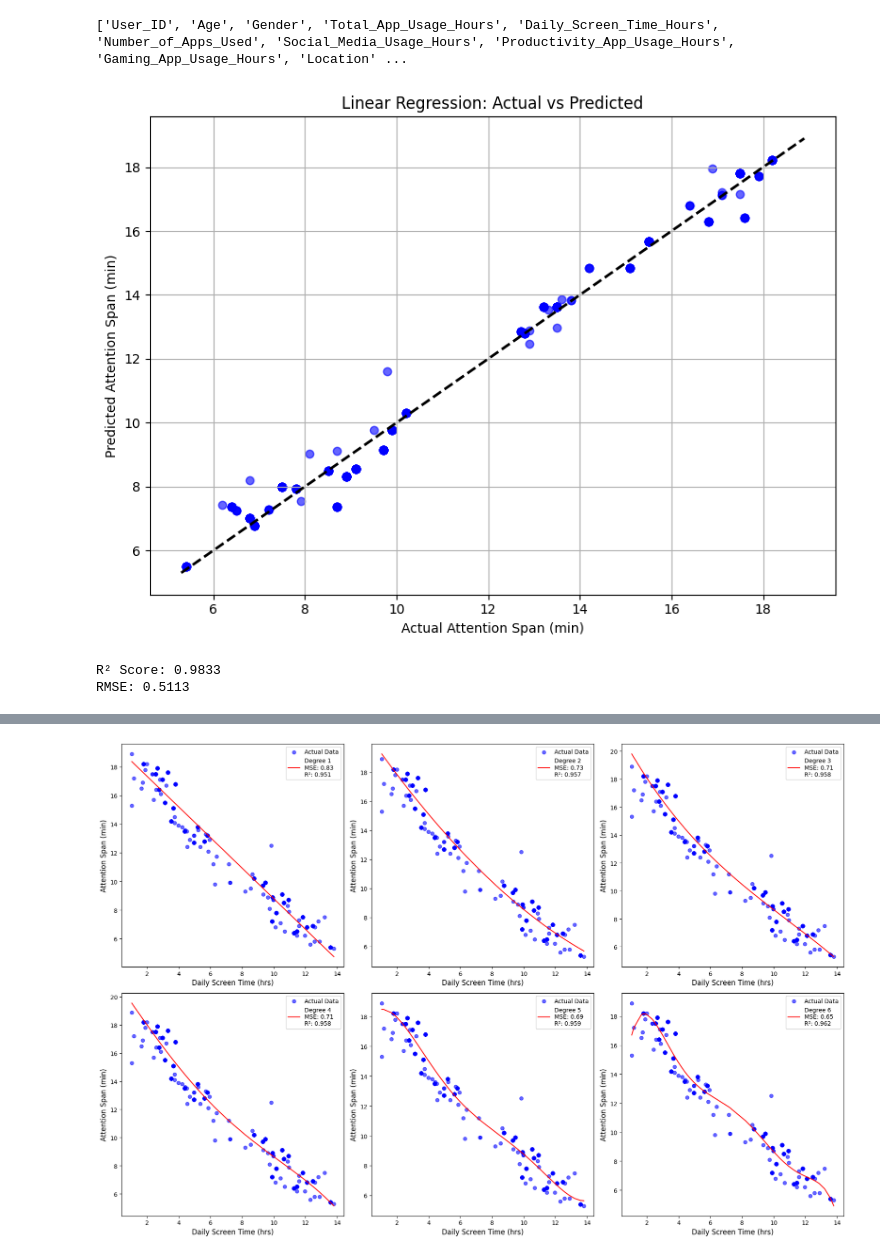
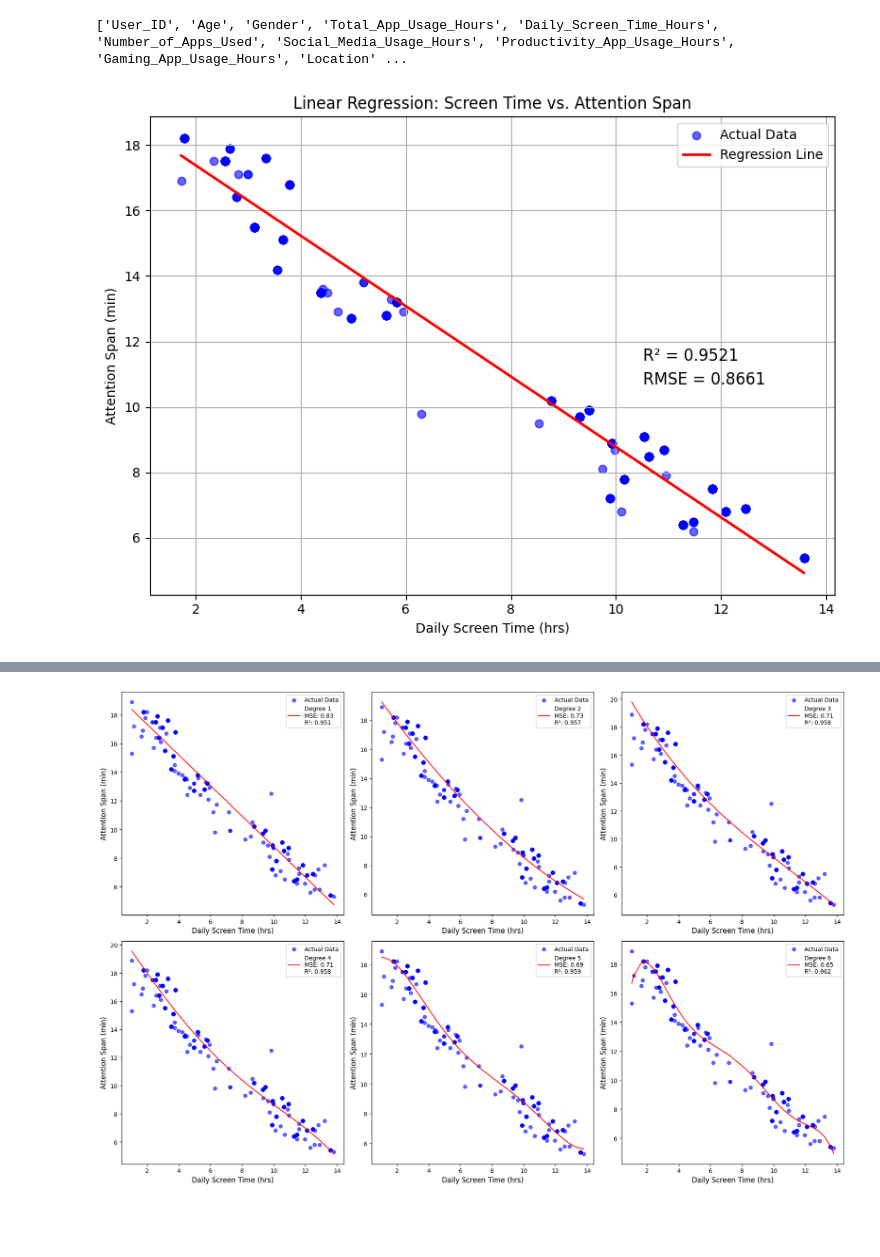
Before and after one commit to sara-aldahshan/CSE271_Project, a Jupyter notebook: Regression.ipynb, the cells around one changed output, grey strips where cells are left out. Saved outputs shown, nothing was run; the diff lists cells and outputs as text; code cells hidden in the pictures; blank space fills up the shorter version.

```diff
--- a/Regression.ipynb
+++ b/Regression.ipynb
@@ -109,45 +109,50 @@ from sklearn.model_selection import train_test_split
 # %%
 ######################################
 #LINEAR REGRESSION
 ######################################
 
-# Define features and target
-features = ['Daily_Screen_Time_Hours', 'Social_Media_Usage_Hours',
-            'Gaming_App_Usage_Hours', 'Age', 'Sleep_Quality']
-target = 'Attention_Span_Min'
+# STEP 1: Select feature and target
+X = df[['Daily_Screen_Time_Hours']]  # Feature
+y = df['Attention_Span_Min']         # Target
 
-X = df[features]
-y = df[target]
-
-# Split the data
+# STEP 2: Split into training and testing sets
 X_train, X_test, y_train, y_test = train_test_split(X, y, test_size=0.2, random_state=42)
 
-# Train the Linear Regression model
+# STEP 3: Create and train the model
 model = LinearRegression()
 model.fit(X_train, y_train)
 
-# Predict on test data
+# STEP 4: Predict on test set
 y_pred = model.predict(X_test)
 
-# Evaluate model
+# STEP 5: Evaluate the model
 r2 = r2_score(y_test, y_pred)
 rmse = np.sqrt(mean_squared_error(y_test, y_pred))
 
-# Plot actual vs predicted values
-plt.figure(figsize=(8,6))
-plt.scatter(y_test, y_pred, color='blue', alpha=0.6)
-plt.plot([y.min(), y.max()], [y.min(), y.max()], 'k--', lw=2)
-plt.xlabel("Actual Attention Span (min)")
-plt.ylabel("Predicted Attention Span (min)")
-plt.title("Linear Regression: Actual vs Predicted")
+# STEP 6: Get the regression coefficients
+slope = model.coef_[0]
+intercept = model.intercept_
+
+# STEP 7: Plot the regression line
+# Sort test data for line plotting
+sorted_idx = X_test.squeeze().argsort()
+X_sorted = X_test.values[sorted_idx]
+y_sorted = y_pred[sorted_idx]
+
+plt.figure(figsize=(8, 6))
+plt.scatter(X_test, y_test, color='blue', alpha=0.6, label='Actual Data')
+plt.plot(X_sorted, y_sorted, color='red', linewidth=2, label='Regression Line')
+plt.xlabel("Daily Screen Time (hrs)")
+plt.ylabel("Attention Span (min)")
+plt.title("Linear Regression: Screen Time vs. Attention Span")
 plt.grid(True)
+plt.legend()
+
+# Add R² and RMSE text to plot
+plt.text(0.72, 0.5, f"R² = {r2:.4f}", transform=plt.gca().transAxes, fontsize=12, verticalalignment='center')
+plt.text(0.72, 0.45, f"RMSE = {rmse:.4f}", transform=plt.gca().transAxes, fontsize=12, verticalalignment='center')
+
 plt.tight_layout()
 plt.show()
-
-# Print metrics
-print(f"R² Score: {r2:.4f}")
-print(f"RMSE: {rmse:.4f}")
 # %% [output]
-[figure, old version]
+[figure, new version]
-R² Score: 0.9833
-RMSE: 0.5113
```
Also changed, not shown: parts of 2 cells of this notebook.
